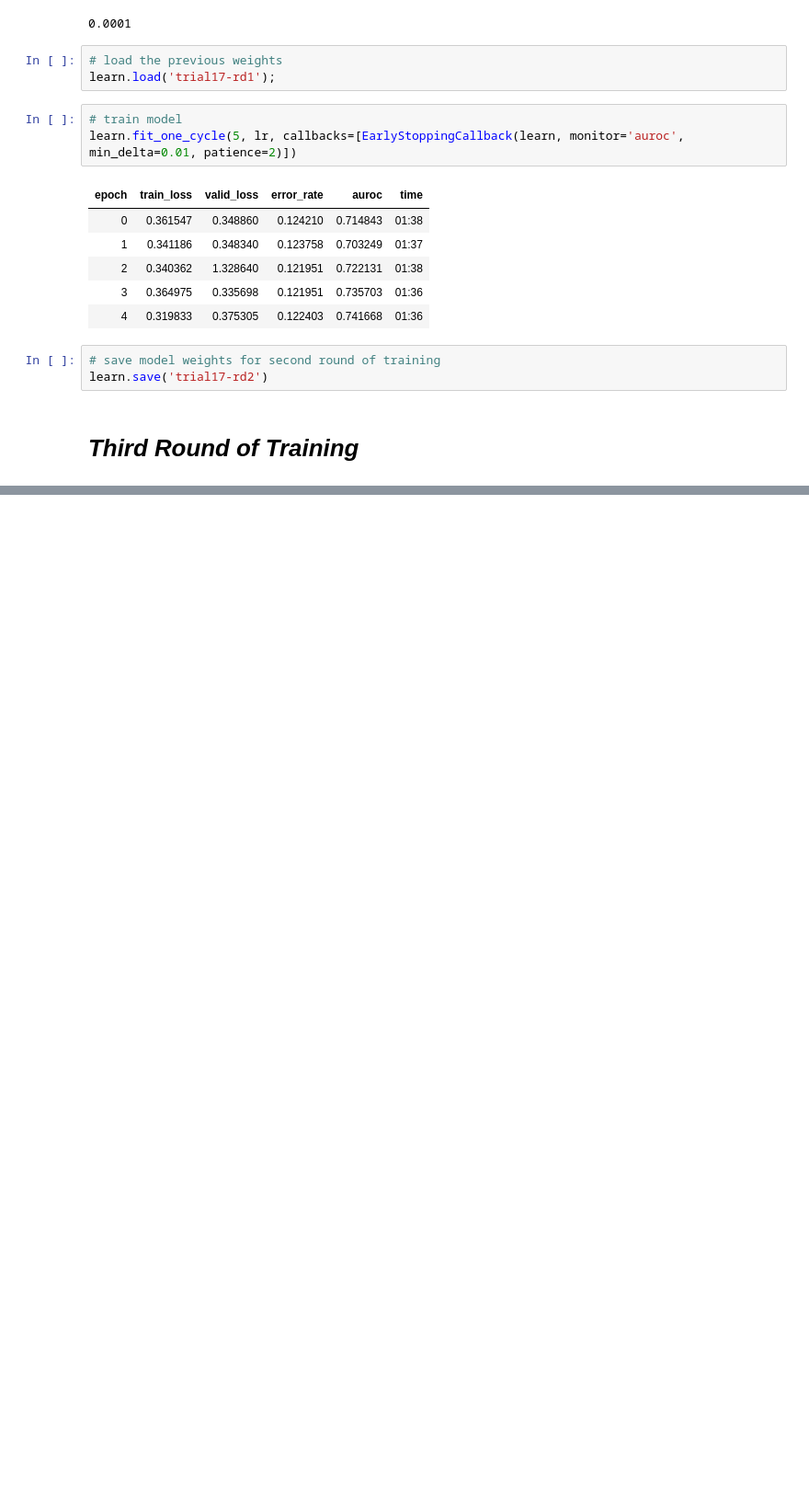
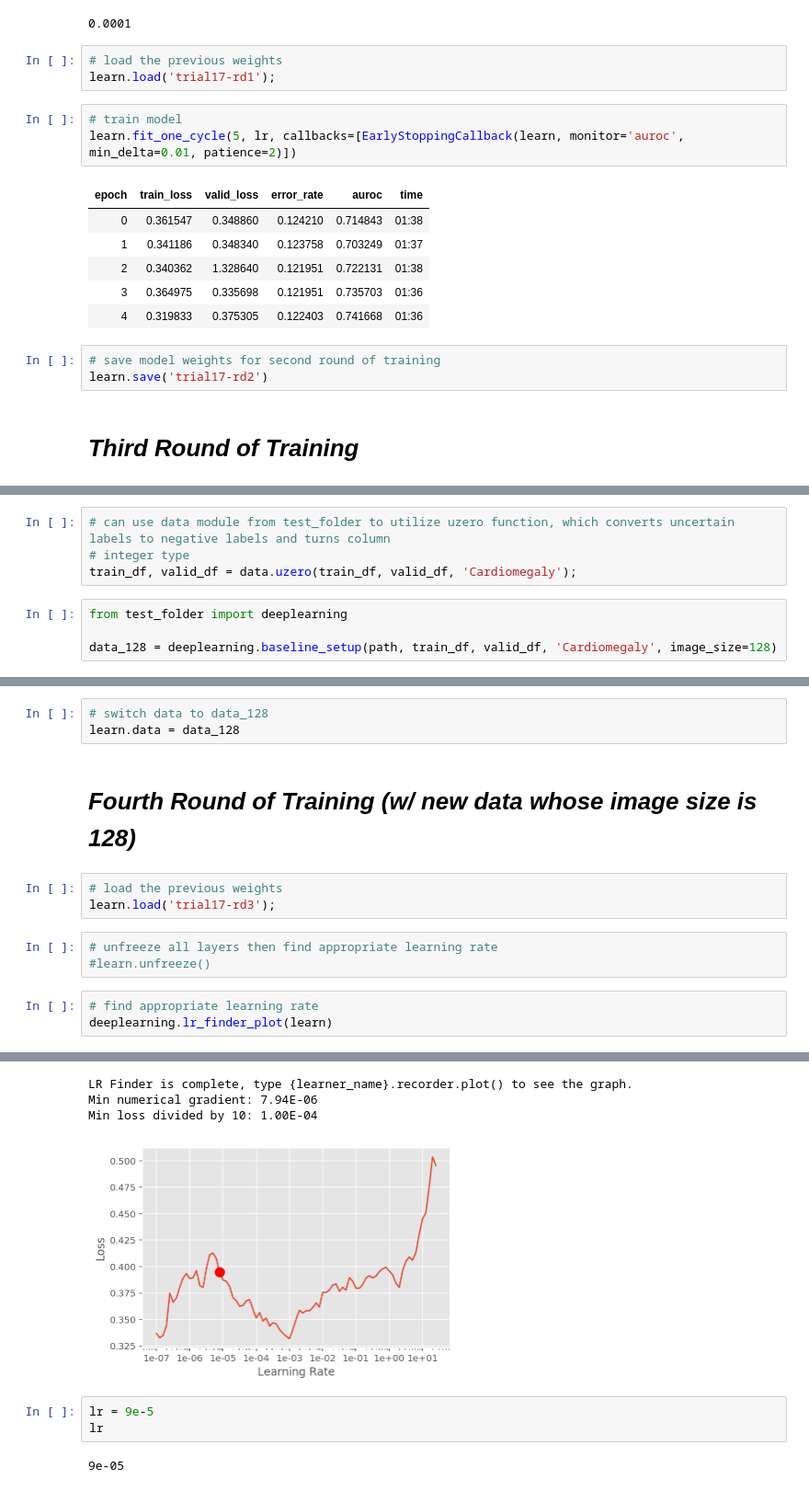
Before and after one commit to earny-joe/Springboard-DS-Portfolio, a Jupyter notebook: capstone_2/trial17_cardiomegaly_with_script.ipynb, the cells around one changed output, grey strips where cells are left out. Shown at 92% size. Cells and saved outputs as stored; diff of their text form; blank space fills up the shorter version.

```diff
--- a/capstone_2/trial17_cardiomegaly_with_script.ipynb
+++ b/capstone_2/trial17_cardiomegaly_with_script.ipynb
@@ -246,0 +298,8 @@ learn.save('trial17-rd2')
+# %%
+# can use data module from test_folder to utilize uzero function, which converts uncertain labels to negative labels and turns column
+# integer type
+train_df, valid_df = data.uzero(train_df, valid_df, 'Cardiomegaly');
+# %%
+from test_folder import deeplearning
+
+data_128 = deeplearning.baseline_setup(path, train_df, valid_df, 'Cardiomegaly', image_size=128)
@@ -246,0 +324,15 @@ learn.save('trial17-rd2')
+# %%
+# switch data to data_128
+learn.data = data_128
+# %% [markdown]
+# _Fourth Round of Training (w/ new data whose image size is 128)_
+# %%
+# load the previous weights
+learn.load('trial17-rd3');
+# %%
+# unfreeze all layers then find appropriate learning rate
+#learn.unfreeze()
+# %%
+# find appropriate learning rate
+deeplearning.lr_finder_plot(learn)
+# %% [output]
@@ -246,0 +340,9 @@ learn.save('trial17-rd2')
+LR Finder is complete, type {learner_name}.recorder.plot() to see the graph.
+Min numerical gradient: 7.94E-06
+Min loss divided by 10: 1.00E-04
+[figure, added]
+# %%
+lr = 9e-5
+lr
+# %% [output]
+9e-05
```
Also changed, not shown: parts of 28 cells of this notebook, 3 other files.
